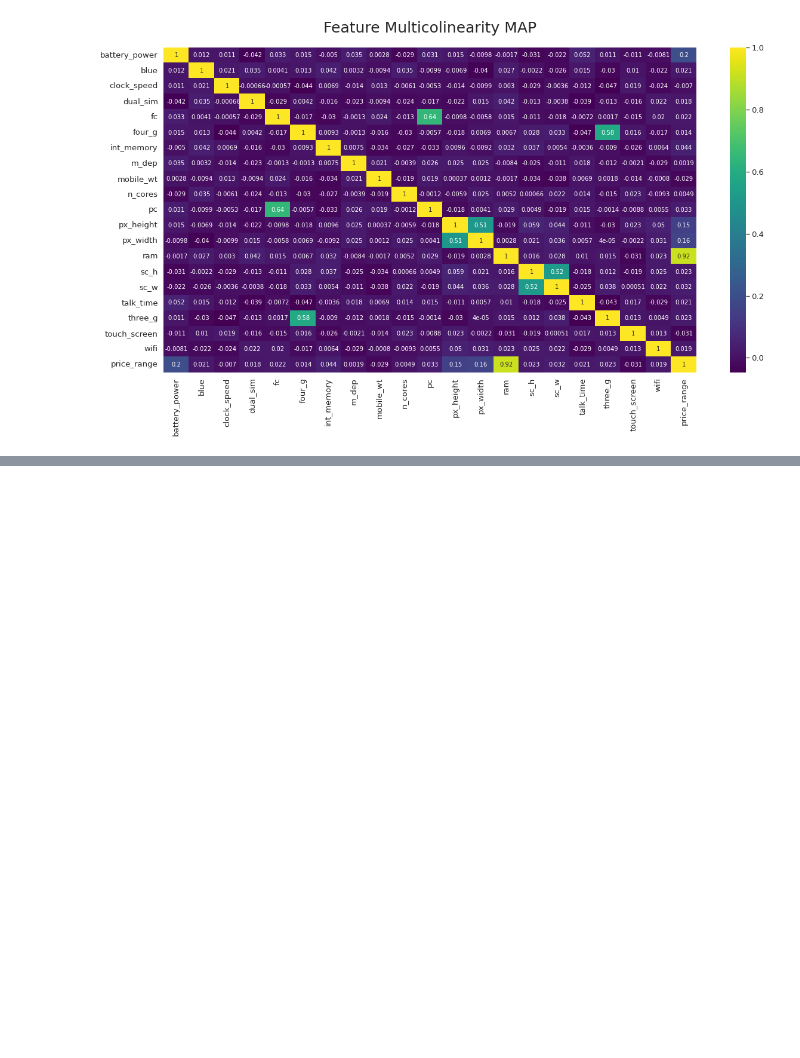
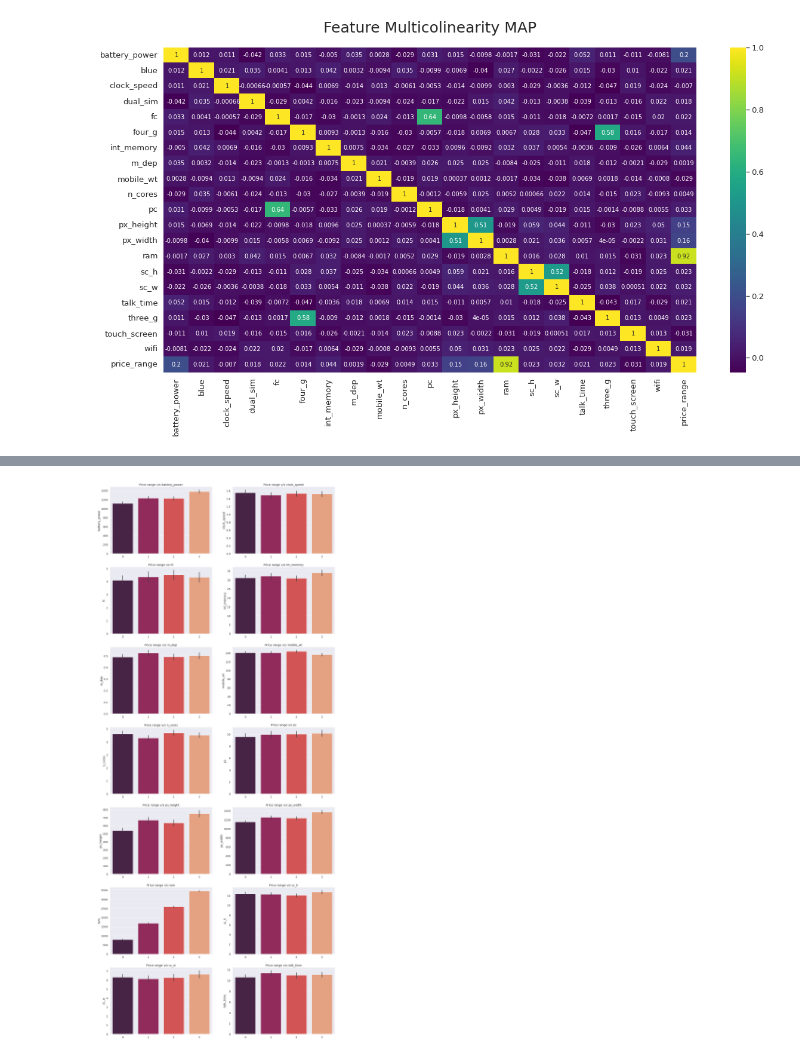
Before and after one commit to Sriharish19/Mobile_price_classification_ml_model, a Jupyter notebook: SH_Mobile_price_range_classification_ml.ipynb, the cells around one changed output, grey strips where cells are left out. Cells and saved outputs as stored; diff of their text form; code cells hidden in the pictures; blank space fills up the shorter version.

```diff
--- a/SH_Mobile_price_range_classification_ml.ipynb
+++ b/SH_Mobile_price_range_classification_ml.ipynb
@@ -330,0 +351,25 @@ Text(0.5, 1.0, 'Feature Multicolinearity MAP')
+# %%
+nv=df.columns.to_list()
+# %%
+rr=['blue','dual_sim','four_g','three_g','wifi','touch_screen','price_range']
+# %%
+for i in rr:
+  nv.remove(i)
+# %%
+# plotting  price_range vs other fearures
+plt.figure(figsize=(20,50))
+
+labels=['0=low_cost','1=medium_cost','2=high_cost','3=very_high_cost']
+
+counter=1
+
+variables=nv
+
+for i in variables:
+  plt.subplot(7,2,counter)
+  sns.set(font_scale=1.2)
+  sns.barplot(x=df['price_range'],y=df[i], palette="rocket").set(xlabel=None)
+  plt.title(f'Price range v/s {i}')
+  counter=counter+1
+# %% [output]
+[figure, added]
```
Also changed, not shown: parts of 12 cells of this notebook.
